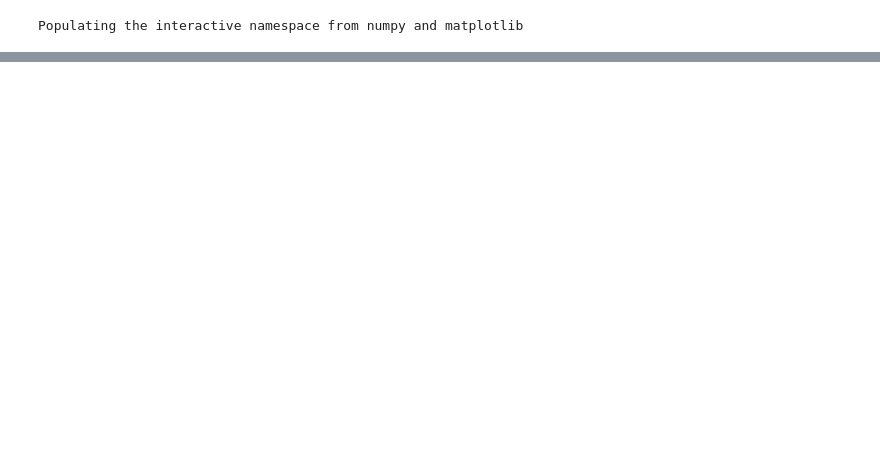
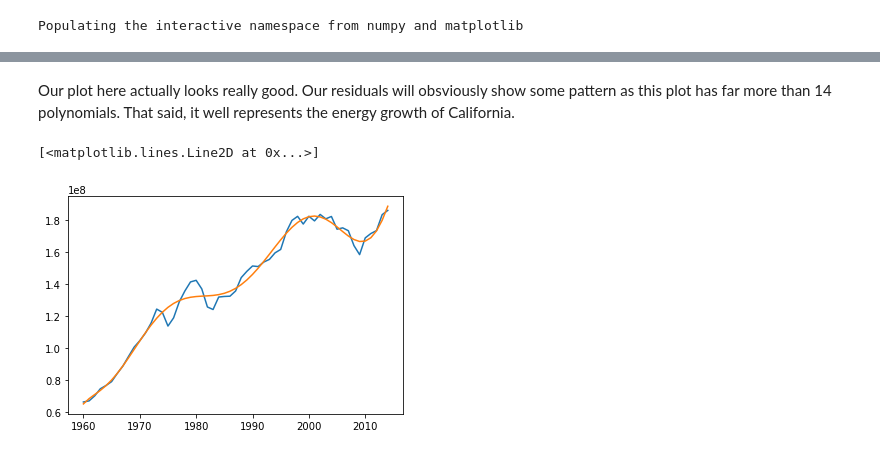
Before and after one commit to JackNDwyer/Capstone, a Jupyter notebook: Capstone_Analysis.ipynb, the cells around one changed output, grey strips where cells are left out. Drawn from its saved outputs; the diff is of its cells as text; code cells hidden in the pictures; blank space fills up the shorter version.

```diff
--- a/Capstone_Analysis.ipynb
+++ b/Capstone_Analysis.ipynb
@@ -12,0 +55,11 @@ Populating the interactive namespace from numpy and matplotlib
+# %% [markdown]
+Our plot here actually looks really good. Our residuals will obsviously show some pattern as this plot has far more than 14 polynomials. That said, it well represents the energy growth of California.
+# %%
+p, res, _, _, _ = np.polyfit(x = tx.year, y= tx.TX, deg=40, full = True)
+yfittx = np.polyval(p,ca.year)
+figure()
+plot(tx.year,tx.TX, label='data')
+plot(tx.year,yfittx, label='fit')
+# %% [output]
+[<matplotlib.lines.Line2D at 0x...>]
+[figure, added]
```
Also changed, not shown: parts of 48 cells of this notebook.
